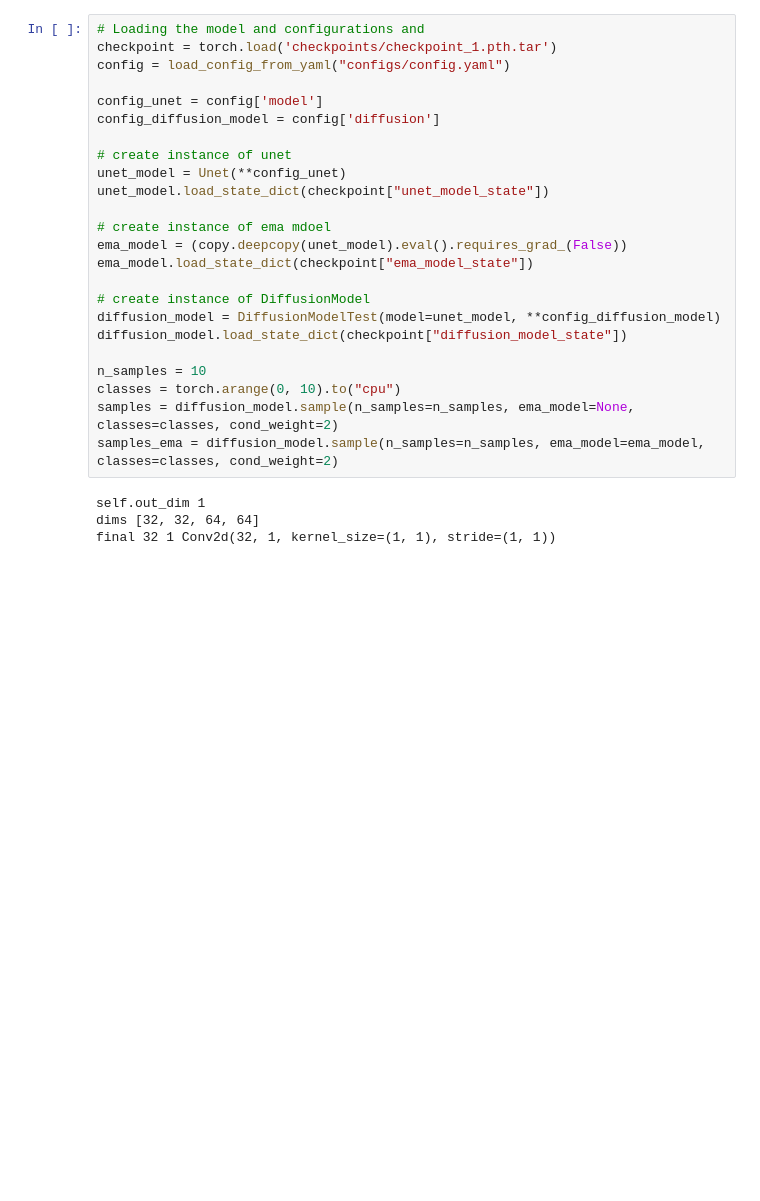
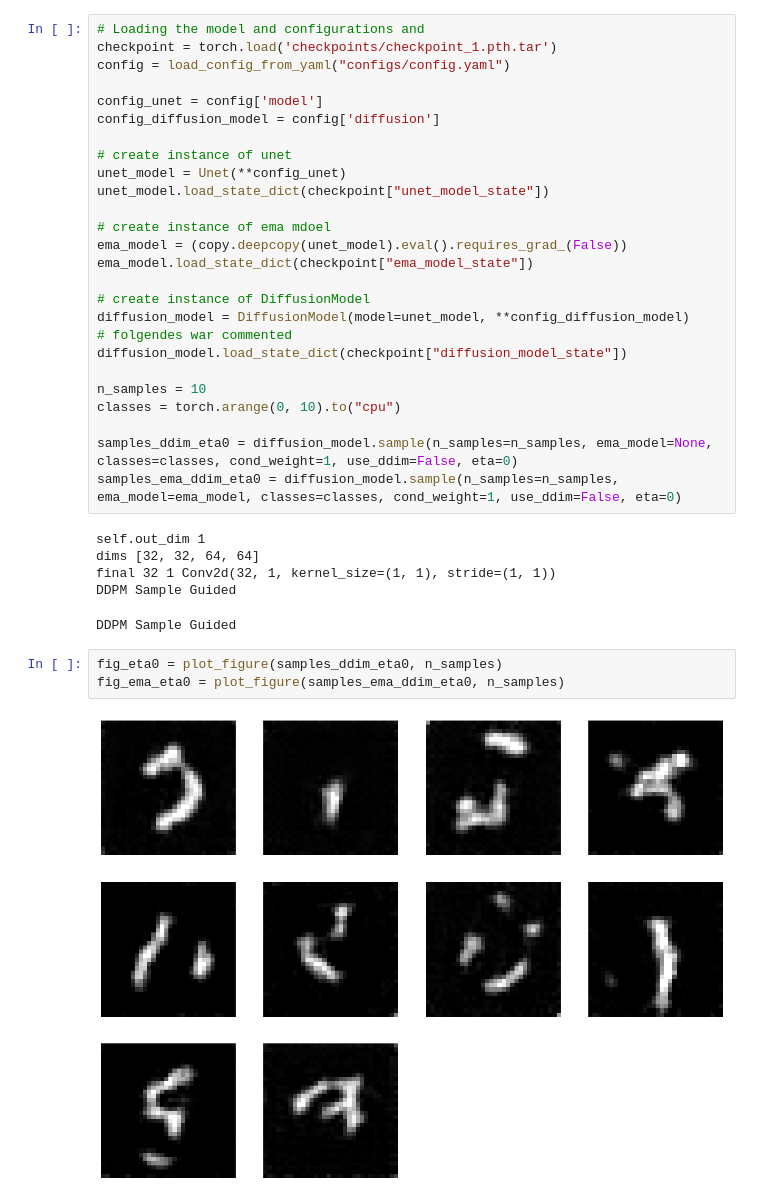
Before and after one commit to paulffm/Continuous-Time-Diffusion-Models-for-Discrete-Data, a Jupyter notebook: MNISTDiffusionModel/experiment_use_saved_models.ipynb, the cells around one changed output. Cells and saved outputs as stored; diff of their text form; blank space fills up the shorter version.

```diff
--- a/MNISTDiffusionModel/experiment_use_saved_models.ipynb
+++ b/MNISTDiffusionModel/experiment_use_saved_models.ipynb
@@ -22,14 +22,23 @@ ema_model = (copy.deepcopy(unet_model).eval().requires_grad_(False))
 ema_model.load_state_dict(checkpoint["ema_model_state"])
 
 # create instance of DiffusionModel
-diffusion_model = DiffusionModelTest(model=unet_model, **config_diffusion_model)
+diffusion_model = DiffusionModel(model=unet_model, **config_diffusion_model)
+# folgendes war commented
 diffusion_model.load_state_dict(checkpoint["diffusion_model_state"])
 
 n_samples = 10
 classes = torch.arange(0, 10).to("cpu")
-samples = diffusion_model.sample(n_samples=n_samples, ema_model=None, classes=classes, cond_weight=2)
-samples_ema = diffusion_model.sample(n_samples=n_samples, ema_model=ema_model, classes=classes, cond_weight=2)
+
+samples_ddim_eta0 = diffusion_model.sample(n_samples=n_samples, ema_model=None, classes=classes, cond_weight=1, use_ddim=False, eta=0)
+samples_ema_ddim_eta0 = diffusion_model.sample(n_samples=n_samples, ema_model=ema_model, classes=classes, cond_weight=1, use_ddim=False, eta=0)
 # %% [output]
 self.out_dim 1
 dims [32, 32, 64, 64]
 final 32 1 Conv2d(32, 1, kernel_size=(1, 1), stride=(1, 1))
+DDPM Sample Guided
+DDPM Sample Guided
+# %%
+fig_eta0 = plot_figure(samples_ddim_eta0, n_samples)
+fig_ema_eta0 = plot_figure(samples_ema_ddim_eta0, n_samples)
+# %% [output]
+[figure, added]
```
Also changed, not shown: parts of 6 cells of this notebook, 3 other files.
